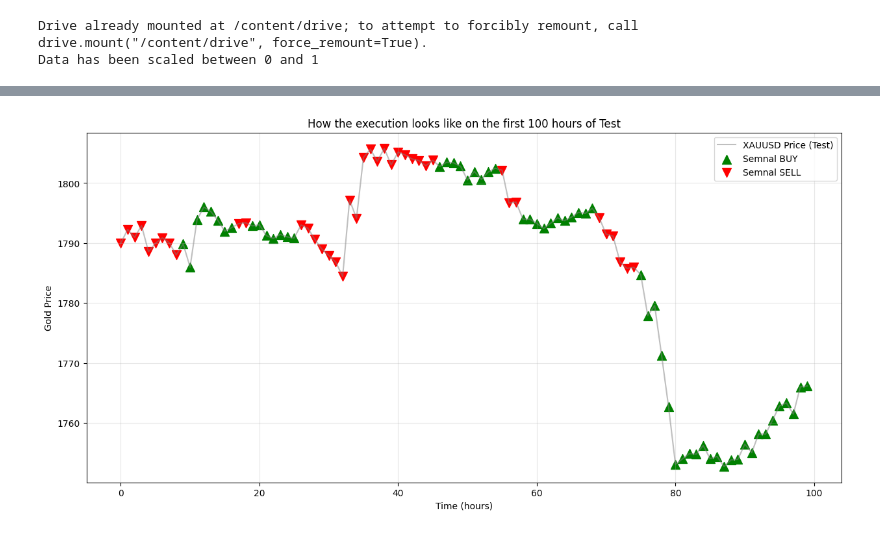
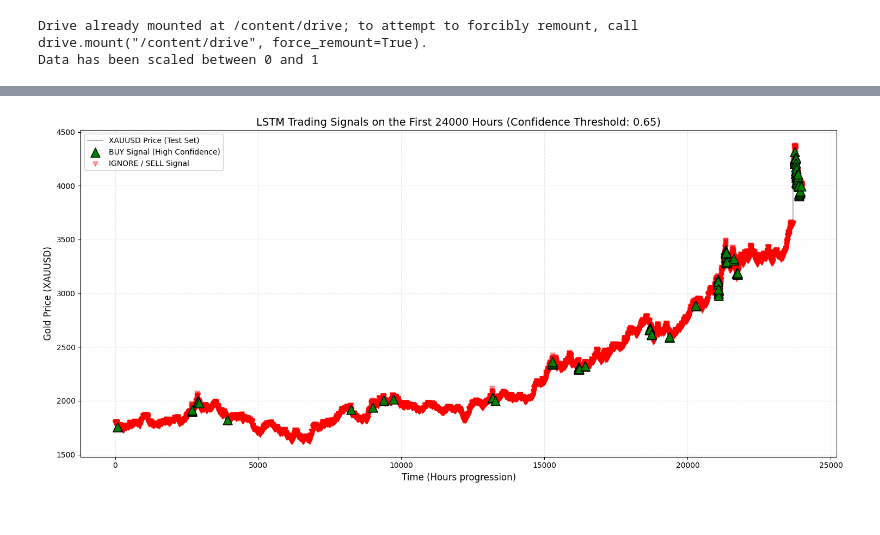
Before and after one commit to Iustinian04/Gold-Price-Prediction, a Jupyter notebook: notebooks/04_Deep_Learning_LSTM.ipynb, the cells around one changed output, grey strips where cells are left out. Saved outputs shown, nothing was run; the diff lists cells and outputs as text; code cells hidden in the pictures.

```diff
--- a/notebooks/04_Deep_Learning_LSTM.ipynb
+++ b/notebooks/04_Deep_Learning_LSTM.ipynb
@@ -39,7 +39,7 @@ print("Data has been scaled between 0 and 1")
 Drive already mounted at /content/drive; to attempt to forcibly remount, call drive.mount("/content/drive", force_remount=True).
 Data has been scaled between 0 and 1
 # %%
-profit_threshold = 0.001
+profit_threshold = 0.0005
 
 y_class = (df['target'] > profit_threshold).astype(int)
 
@@ -71,2 +71,14 @@ target
 Name: count, dtype: int64
 New training data shape: (99709, 48, 12)
+# %%
+from sklearn.utils.class_weight import compute_class_weight
+
+y_train_flat = y_train.flatten()
+
+class_weights = compute_class_weight(class_weight='balanced',
+                                     classes=np.unique(y_train_flat),
+                                     y=y_train_flat)
+
+class_weights_dict = {0: class_weights[0], 1: class_weights[1]}
+
+print(f"Calculated Class Weights: \nClass 0 (Noise/Drop): {class_weights_dict[0]:.4f} \nClass 1 (Profit): {class_weights_dict[1]:.4f}")
@@ -94,6 +110,7 @@ history = model_lstm_advanced.fit(
     batch_size=64,
     validation_data=(X_test, y_test),
     callbacks=[early_stop, reduce_lr],
+    class_weight=class_weights_dict,
     verbose=1
 )
 # %% [output]
@@ -116,7 +149,7 @@ import seaborn as sns
 
 y_pred_probs = model_lstm_advanced.predict(X_test)
 
-confidence_threshold = 0.60
+confidence_threshold = 0.65
 
 high_confidence_signals = (y_pred_probs > confidence_threshold).astype(int).flatten()
 y_test_flat = y_test.flatten()
@@ -146,23 +174,31 @@ weighted avg       0.51      0.51      0.50     24933
 # %%
+y_pred_classes = (y_pred_probs > confidence_threshold).astype(int).flatten()
 
 test_prices = df['close'].iloc[split + time_steps:].values
 
+view_window = len(test_prices)
+
 plt.figure(figsize=(15, 7))
-plt.plot(test_prices[:100], label='XAUUSD Price (Test)', color='gray', alpha=0.5)
 
+plt.plot(test_prices[:view_window], label='XAUUSD Price (Test Set)', color='gray', alpha=0.6, linewidth=1.5)
 
-buy_signals = np.where(y_pred_classes[:100] == 1)[0]
-plt.scatter(buy_signals, test_prices[buy_signals], marker='^', color='green', label='Semnal BUY', s=100)
+buy_signals = np.where(y_pred_classes[:view_window] == 1)[0]
+plt.scatter(buy_signals, test_prices[buy_signals],
+            marker='^', color='green', label='BUY Signal (High Confidence)',
+            s=150, zorder=5, edgecolors='black')
 
+sell_signals = np.where(y_pred_classes[:view_window] == 0)[0]
+plt.scatter(sell_signals, test_prices[sell_signals],
+            marker='v', color='red', label='IGNORE / SELL Signal',
+            s=40, alpha=0.4, zorder=4)
 
-sell_signals = np.where(y_pred_classes[:100] == 0)[0]
-plt.scatter(sell_signals, test_prices[sell_signals], marker='v', color='red', label='Semnal SELL', s=100)
+plt.title(f'LSTM Trading Signals on the First {view_window} Hours (Confidence Threshold: {confidence_threshold})', fontsize=14)
+plt.xlabel('Time (Hours progression)', fontsize=12)
+plt.ylabel('Gold Price (XAUUSD)', fontsize=12)
+plt.legend(loc='best')
+plt.grid(True, alpha=0.3, linestyle='--')
 
-plt.title('How the execution looks like on the first 100 hours of Test')
-plt.xlabel('Time (hours)')
-plt.ylabel('Gold Price')
-plt.legend()
-plt.grid(True, alpha=0.3)
+plt.tight_layout()
 plt.show()
 # %% [output]
-[figure, old version]
+[figure, new version]
```
Also changed, not shown: parts of 5 cells of this notebook.
